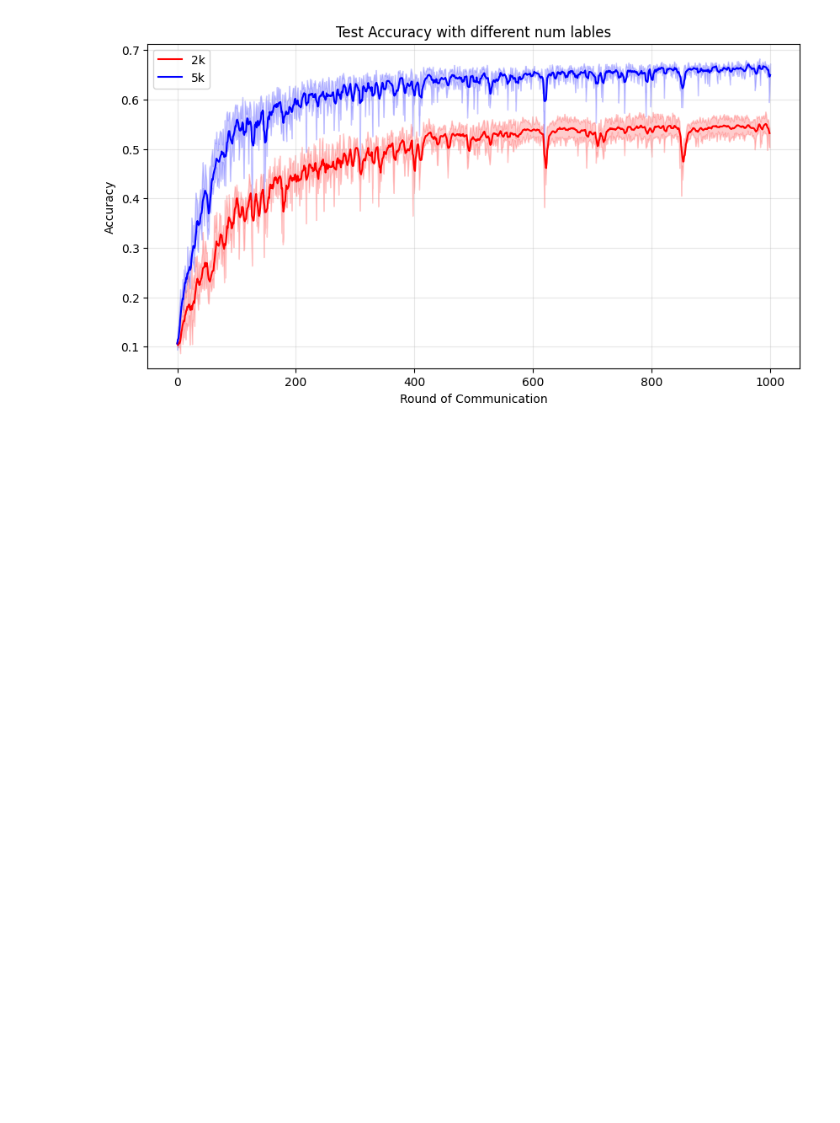
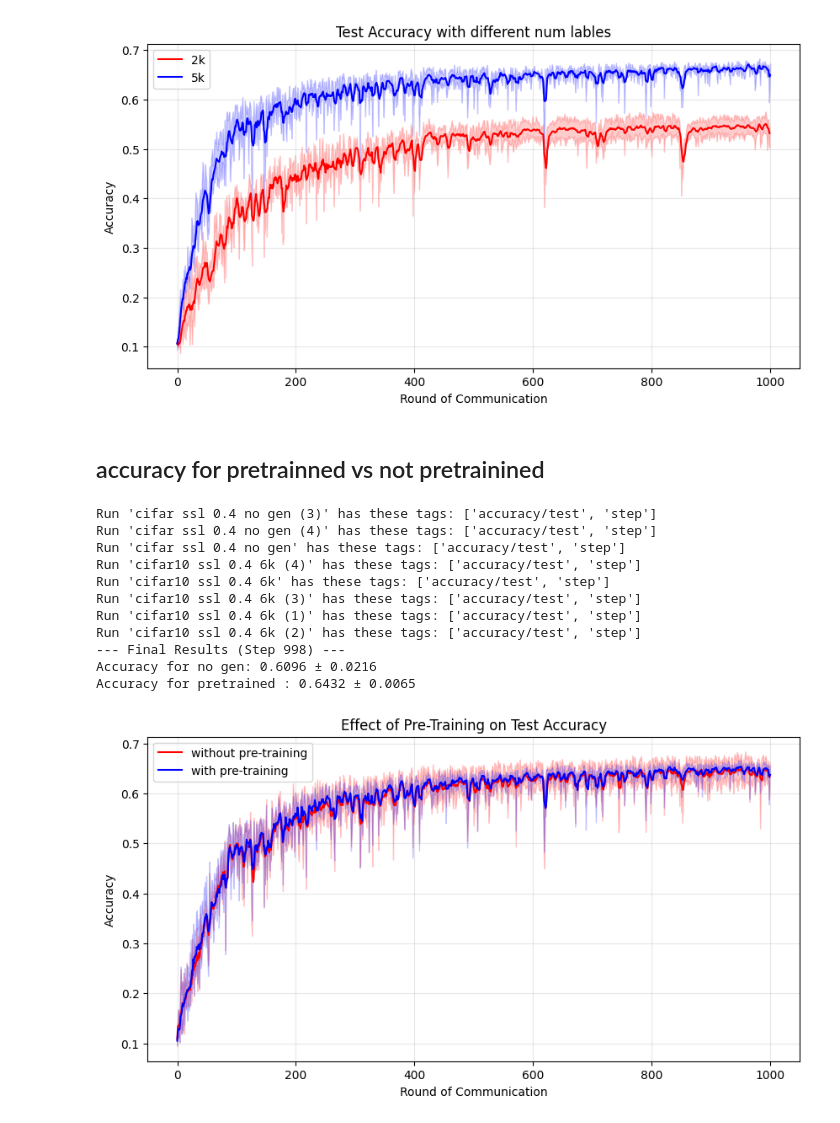
Before and after one commit to ellajaj/dissertation, a Jupyter notebook: evaluations.ipynb, the cells around one changed output. Drawn from its saved outputs; the diff is of its cells as text; code cells hidden in the pictures; blank space fills up the shorter version.

```diff
--- a/evaluations.ipynb
+++ b/evaluations.ipynb
@@ -527,3 +527,56 @@ Run 'ssl cifar 0.6 6k (3)' has these tags: ['accuracy', 'step']
 Accuracy for 2k: 0.5256 ± 0.0215
 Accuracy for 5k: 0.6383 ± 0.0224
 [figure]
+# %% [markdown]
+## accuracy for pretrainned vs not pretrainined
+# %%
+'''cifar test results'''
+target_col = 'accuracy/test'
+nogen_all = get_multi_run_data("Results/Runs/final results/accuracy/test/cifar_ssl_nogen", "SSL 0.6", target_col)
+gen_all = get_multi_run_data("Results/Runs/final results/accuracy/test/ssl_cifar_0.4", "SSL 0.6", target_col)
+
+gen_all = gen_all[gen_all['step'] <= 1000]
+
+plt.figure(figsize=(10, 5))
+
+# Calculate mean and std across runs for each step
+stat_nogen_all = nogen_all.groupby('step')['accuracy/test'].agg(['mean', 'std']).reset_index()
+stat_gen_all = gen_all.groupby('step')['accuracy/test'].agg(['mean', 'std']).reset_index()
+
+stat_nogen_all['mean_smooth'] = stat_nogen_all['mean'].rolling(5, min_periods=1).mean()
+stat_gen_all['mean_smooth'] = stat_gen_all['mean'].rolling(5, min_periods=1).mean()
+
+plt.plot(stat_nogen_all['step'], stat_nogen_all['mean_smooth'], label='without pre-training', color='red')
+plt.fill_between(stat_nogen_all['step'], stat_nogen_all['mean'] - stat_nogen_all['std'], stat_nogen_all['mean'] + stat_nogen_all['std'], color='red', alpha=0.2)
+
+plt.plot(stat_gen_all['step'], stat_gen_all['mean_smooth'], label='with pre-training', color='blue')
+plt.fill_between(stat_gen_all['step'], stat_gen_all['mean'] - stat_gen_all['std'], stat_gen_all['mean'] + stat_gen_all['std'], color='blue', alpha=0.2)
+
+plt.title(f"Effect of Pre-Training on Test Accuracy")
+plt.xlabel("Round of Communication")
+plt.ylabel("Accuracy")
+plt.legend()
+plt.grid(True, alpha=0.3)
+
+final_stat_nogen_all = stat_nogen_all.iloc[-2]
+final_stat_gen_all = stat_gen_all.iloc[-2]
+
+print(f"--- Final Results (Step {int(final_two_k['step'])}) ---")
+print(f"Accuracy for no gen: {final_stat_nogen_all['mean']:.4f} ± {final_stat_nogen_all ['std']:.4f}")
+print(f"Accuracy for pretrained : {final_stat_gen_all['mean']:.4f} ± {final_stat_gen_all['std']:.4f}")
+
+plt.savefig("Results/Plots/pretraining _acc_results.png", dpi=300, bbox_inches='tight')
+plt.show()
+# %% [output]
+Run 'cifar ssl 0.4 no gen (3)' has these tags: ['accuracy/test', 'step']
+Run 'cifar ssl 0.4 no gen (4)' has these tags: ['accuracy/test', 'step']
+Run 'cifar ssl 0.4 no gen' has these tags: ['accuracy/test', 'step']
+Run 'cifar10 ssl 0.4 6k (4)' has these tags: ['accuracy/test', 'step']
+Run 'cifar10 ssl 0.4 6k' has these tags: ['accuracy/test', 'step']
+Run 'cifar10 ssl 0.4 6k (3)' has these tags: ['accuracy/test', 'step']
+Run 'cifar10 ssl 0.4 6k (1)' has these tags: ['accuracy/test', 'step']
+Run 'cifar10 ssl 0.4 6k (2)' has these tags: ['accuracy/test', 'step']
+--- Final Results (Step 998) ---
+Accuracy for no gen: 0.6096 ± 0.0216
+Accuracy for pretrained : 0.6432 ± 0.0065
+[figure, added]
```
Also changed, not shown: parts of 1 cell of this notebook, 7 other files.
